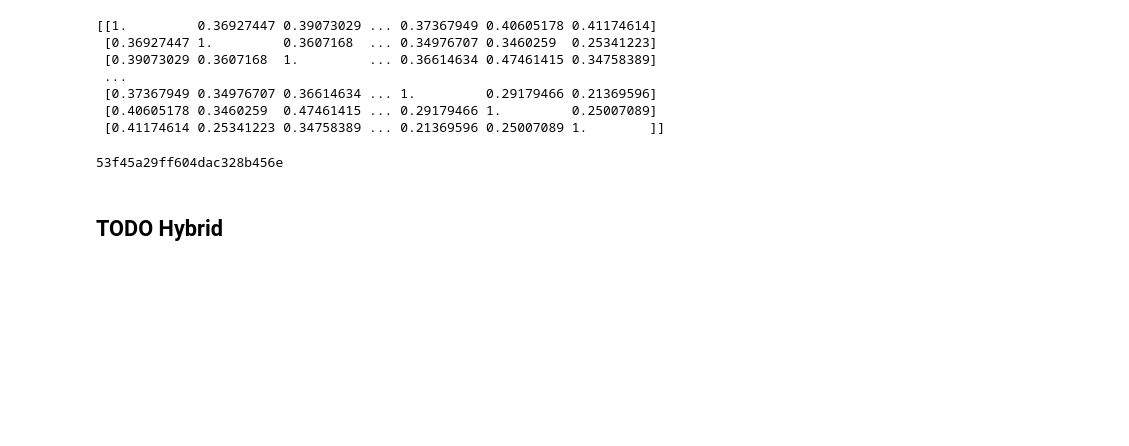
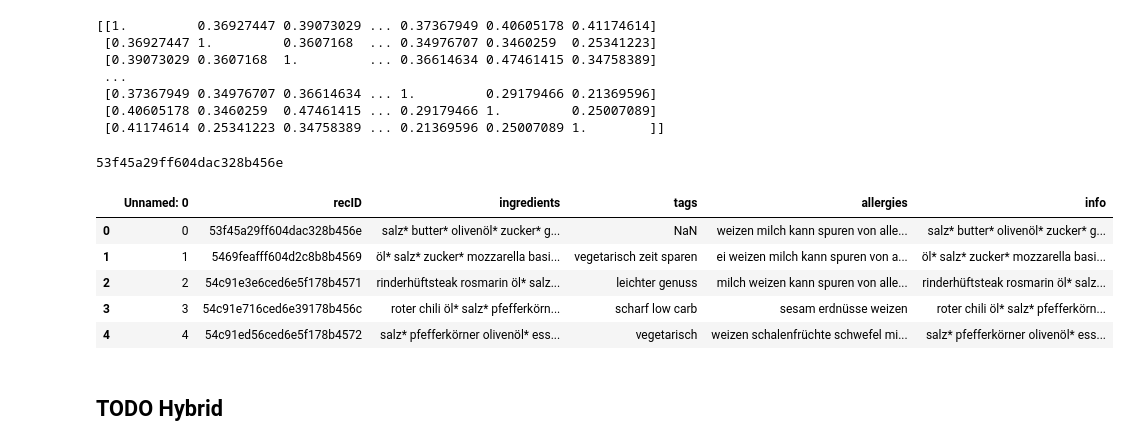
Before and after one commit to oilyshelf/RecipeRecommender, a Jupyter notebook: Resources/BPA/Questions.ipynb, the cells around one changed output. Saved outputs shown, nothing was run; the diff lists cells and outputs as text; code cells hidden in the pictures; blank space fills up the shorter version.

```diff
--- a/Resources/BPA/Questions.ipynb
+++ b/Resources/BPA/Questions.ipynb
@@ -268,6 +271,16 @@ def CoBaRe(recipe_id, cosine_similarity_matrix, df):
     print(similarity_scores.pop(0))
     for i in similarity_scores:
         yield index_to_recipeID(i[0],df);
+# %%
+test_df = pd.read_csv('recipe_feature_set.csv')
+test_df.head()
+# %% [output]
+|  | Unnamed: 0 | recID | ingredients | tags | allergies | info |
+| 0 | 0 | 53f45a29ff604dac328b456e | salz* butter* olivenöl* zucker* g... | NaN | weizen milch kann spuren von alle... | salz* butter* olivenöl* zucker* g... |
+| 1 | 1 | 5469feafff604d2c8b8b4569 | öl* salz* zucker* mozzarella basi... | vegetarisch zeit sparen | ei weizen milch kann spuren von a... | öl* salz* zucker* mozzarella basi... |
+| 2 | 2 | 54c91e3e6ced6e5f178b4571 | rinderhüftsteak rosmarin öl* salz... | leichter genuss | milch weizen kann spuren von alle... | rinderhüftsteak rosmarin öl* salz... |
+| 3 | 3 | 54c91e716ced6e39178b456c | roter chili öl* salz* pfefferkörn... | scharf low carb | sesam erdnüsse weizen | roter chili öl* salz* pfefferkörn... |
+| 4 | 4 | 54c91ed56ced6e5f178b4572 | salz* pfefferkörner olivenöl* ess... | vegetarisch | weizen schalenfrüchte schwefel mi... | salz* pfefferkörner olivenöl* ess... |
 # %% [markdown]
 ## TODO Hybrid
 # %% [markdown]
```
Also changed, not shown: parts of 3 cells of this notebook, 4 other files.
